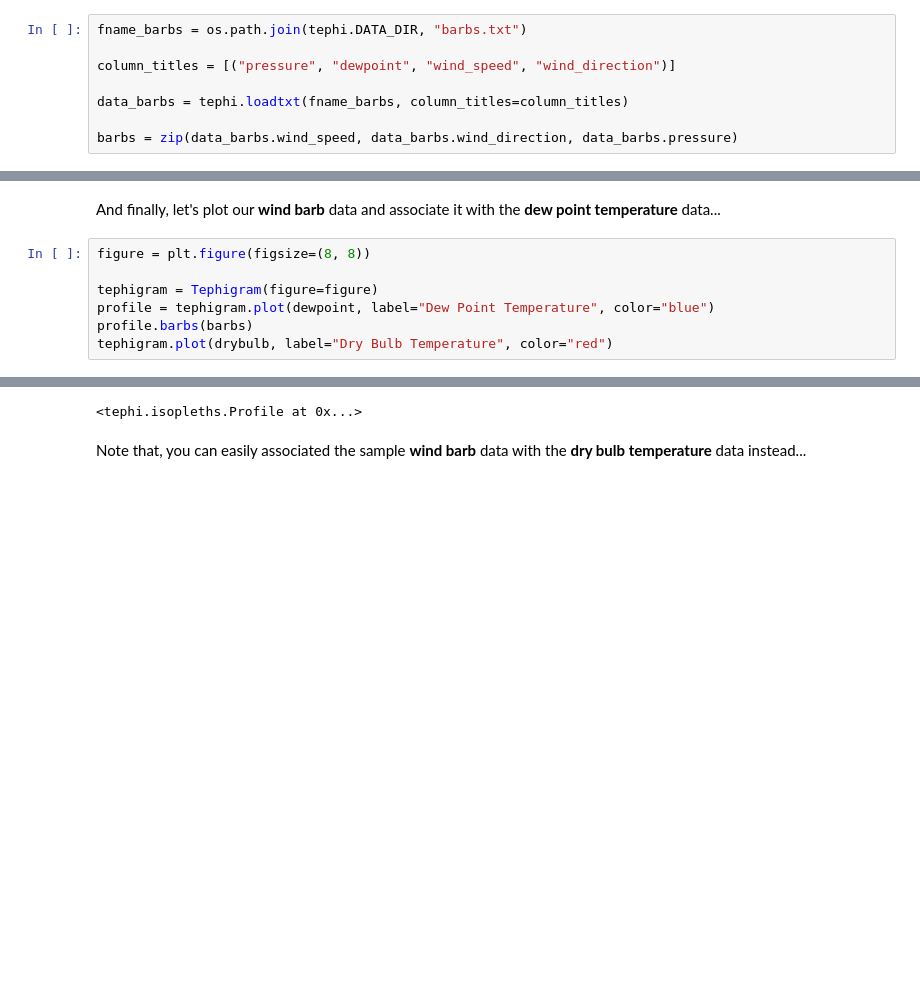
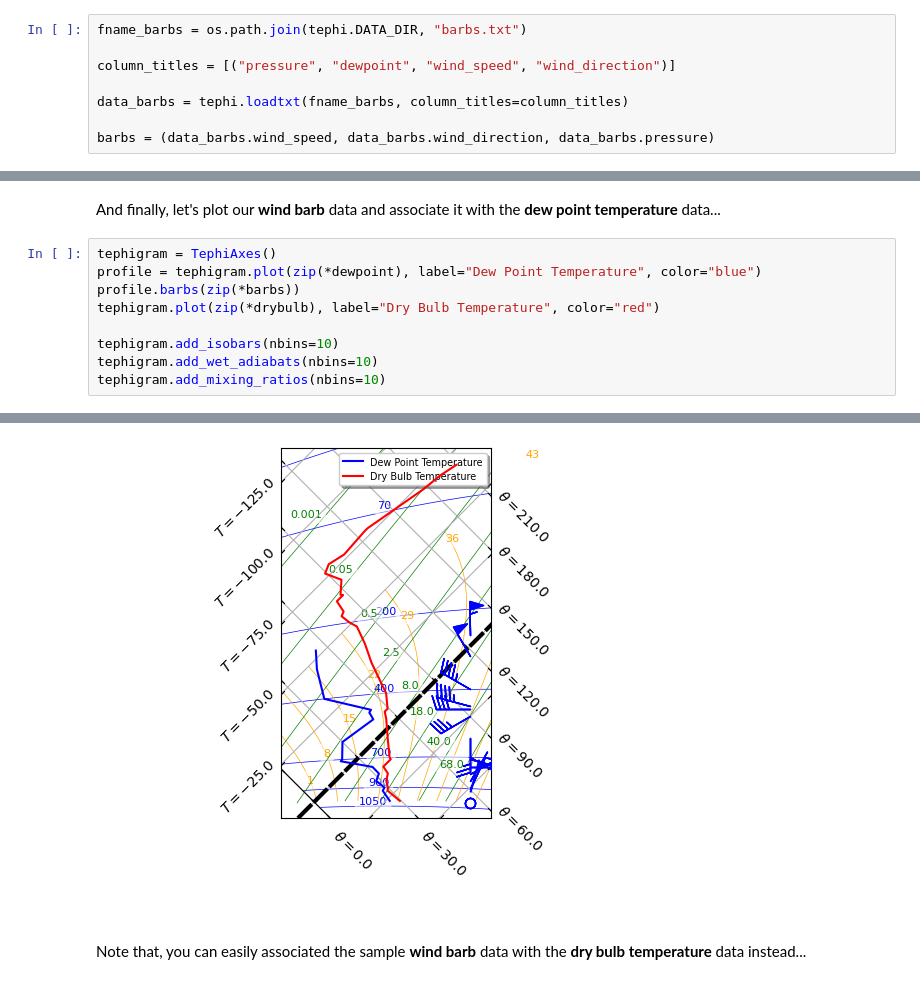
Before and after one commit to SciTools/tephi, a Jupyter notebook: index.ipynb, the cells around one changed output, grey strips where cells are left out. Saved outputs shown, nothing was run; the diff lists cells and outputs as text; blank space fills up the shorter version.

```diff
--- a/index.ipynb
+++ b/index.ipynb
@@ -47,7 +45,7 @@ column_titles = [("pressure", "dewpoint", "wind_speed", "wind_direction")]
 
 data_barbs = tephi.loadtxt(fname_barbs, column_titles=column_titles)
 
-barbs = zip(data_barbs.wind_speed, data_barbs.wind_direction, data_barbs.pressure)
+barbs = (data_barbs.wind_speed, data_barbs.wind_direction, data_barbs.pressure)
 # %% [markdown]
 ### Plot `tephi` sample data
 # %% [markdown]
@@ -65,10 +63,12 @@ tephigram.plot(drybulb, label="Dry Bulb Temperature", color="red")
 # %% [markdown]
 And finally, let's plot our **wind barb** data and associate it with the **dew point temperature** data...
 # %%
-figure = plt.figure(figsize=(8, 8))
+tephigram = TephiAxes()
+profile = tephigram.plot(zip(*dewpoint), label="Dew Point Temperature", color="blue")
+profile.barbs(zip(*barbs))
+tephigram.plot(zip(*drybulb), label="Dry Bulb Temperature", color="red")
 
-tephigram = Tephigram(figure=figure)
-profile = tephigram.plot(dewpoint, label="Dew Point Temperature", color="blue")
-profile.barbs(barbs)
-tephigram.plot(drybulb, label="Dry Bulb Temperature", color="red")
+tephigram.add_isobars(nbins=10)
+tephigram.add_wet_adiabats(nbins=10)
+tephigram.add_mixing_ratios(nbins=10)
 # %% [output]
@@ -77,4 +75,4 @@ tephigram.plot(drybulb, label="Dry Bulb Temperature", color="red")
-<tephi.isopleths.Profile at 0x...>
+[figure, added]
 # %% [markdown]
 Note that, you can easily associated the sample **wind barb** data with the **dry bulb temperature** data instead...
 # %%
```
Also changed, not shown: parts of 8 cells of this notebook, 2 other files.
